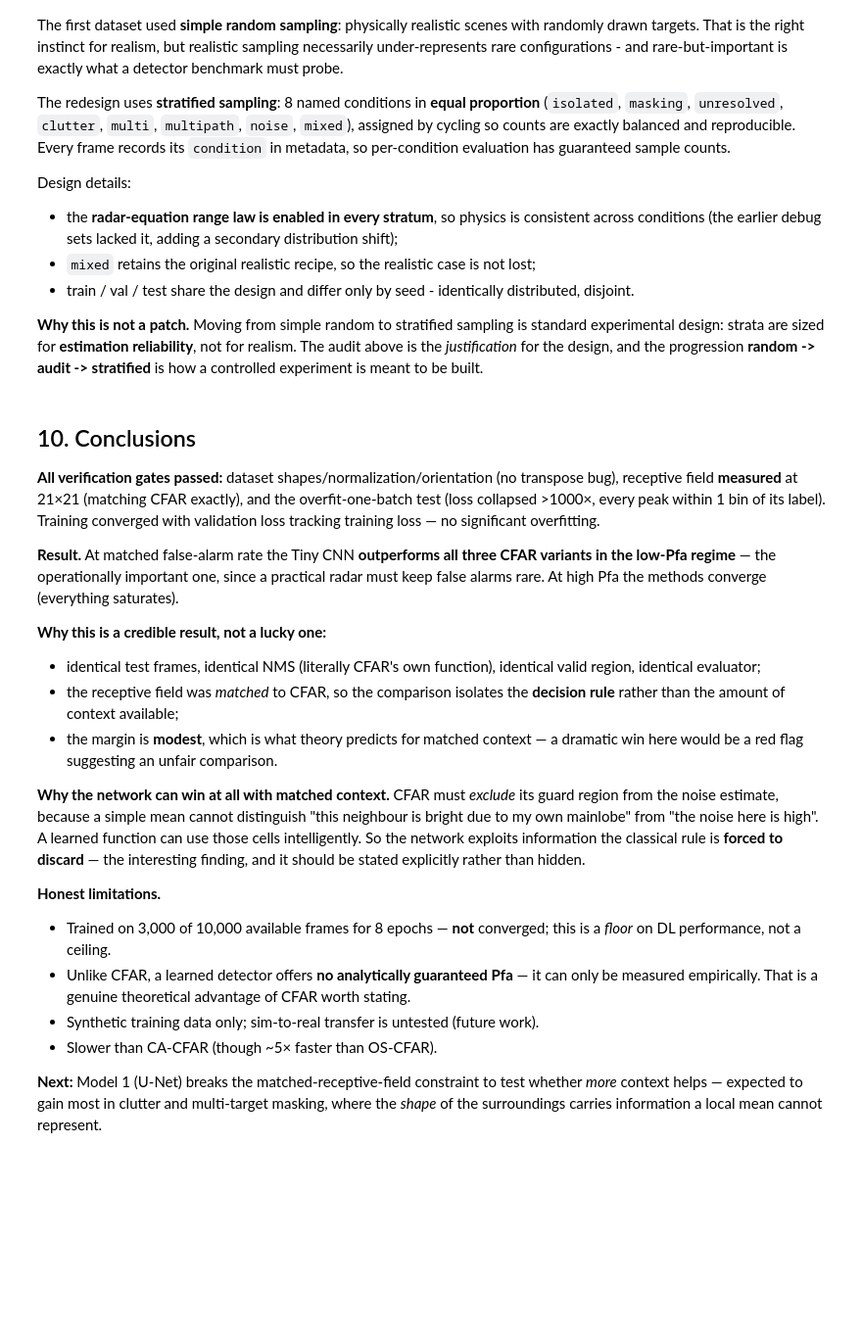
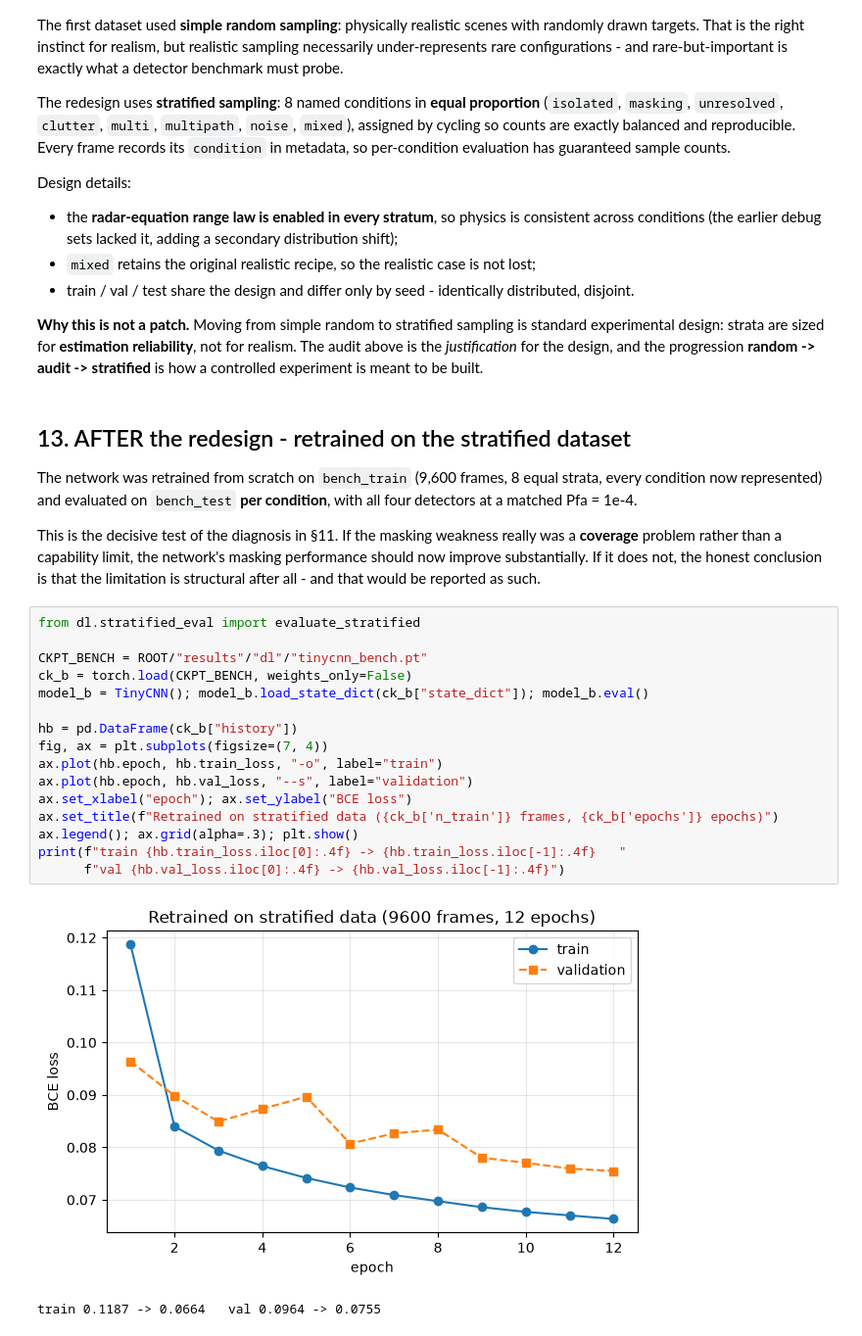
Before and after one commit to alijaafar232003/fmcw-radar-cfar-vs-dl, a Jupyter notebook: notebooks/dl_cnn_experiment.ipynb, the cells around one changed output. Shown at 98% size. Saved outputs shown, nothing was run; the diff lists cells and outputs as text; blank space fills up the shorter version.

```diff
--- a/notebooks/dl_cnn_experiment.ipynb
+++ b/notebooks/dl_cnn_experiment.ipynb
@@ -510,39 +580,32 @@ experimental design: strata are sized for **estimation reliability**, not for re
 above is the *justification* for the design, and the progression **random -> audit -> stratified** is
 how a controlled experiment is meant to be built.
 # %% [markdown]
-## 10. Conclusions
+## 13. AFTER the redesign - retrained on the stratified dataset
 
-**All verification gates passed:** dataset shapes/normalization/orientation (no transpose bug),
-receptive field **measured** at 21×21 (matching CFAR exactly), and the overfit-one-batch test
-(loss collapsed >1000×, every peak within 1 bin of its label). Training converged with validation
-loss tracking training loss — no significant overfitting.
+The network was retrained from scratch on `bench_train` (9,600 frames, 8 equal strata, every
+condition now represented) and evaluated on `bench_test` **per condition**, with all four detectors
+at a matched Pfa = 1e-4.
 
-**Result.** At matched false-alarm rate the Tiny CNN **outperforms all three CFAR variants in the
-low-Pfa regime** — the operationally important one, since a practical radar must keep false alarms
-rare. At high Pfa the methods converge (everything saturates).
-
-**Why this is a credible result, not a lucky one:**
-* identical test frames, identical NMS (literally CFAR's own function), identical valid region,
-  identical evaluator;
-* the receptive field was *matched* to CFAR, so the comparison isolates the **decision rule** rather
-  than the amount of context available;
-* the margin is **modest**, which is what theory predicts for matched context — a dramatic win here
-  would be a red flag suggesting an unfair comparison.
-
-**Why the network can win at all with matched context.** CFAR must *exclude* its guard region from
-the noise estimate, because a simple mean cannot distinguish "this neighbour is bright due to my own
-mainlobe" from "the noise here is high". A learned function can use those cells intelligently. So
-the network exploits information the classical rule is **forced to discard** — the interesting
-finding, and it should be stated explicitly rather than hidden.
-
-**Honest limitations.**
-* Trained on 3,000 of 10,000 available frames for 8 epochs — **not** converged; this is a *floor*
-  on DL performance, not a ceiling.
-* Unlike CFAR, a learned detector offers **no analytically guaranteed Pfa** — it can only be
-  measured empirically. That is a genuine theoretical advantage of CFAR worth stating.
-* Synthetic training data only; sim-to-real transfer is untested (future work).
-* Slower than CA-CFAR (though ~5× faster than OS-CFAR).
-
-**Next:** Model 1 (U-Net) breaks the matched-receptive-field constraint to test whether *more*
-context helps — expected to gain most in clutter and multi-target masking, where the *shape* of the
-surroundings carries information a local mean cannot represent.
+This is the decisive test of the diagnosis in §11. If the masking weakness really was a
+**coverage** problem rather than a capability limit, the network's masking performance should now
+improve substantially. If it does not, the honest conclusion is that the limitation is structural
+after all - and that would be reported as such.
+# %%
+from dl.stratified_eval import evaluate_stratified
+
+CKPT_BENCH = ROOT/"results"/"dl"/"tinycnn_bench.pt"
+ck_b = torch.load(CKPT_BENCH, weights_only=False)
+model_b = TinyCNN(); model_b.load_state_dict(ck_b["state_dict"]); model_b.eval()
+
+hb = pd.DataFrame(ck_b["history"])
+fig, ax = plt.subplots(figsize=(7, 4))
+ax.plot(hb.epoch, hb.train_loss, "-o", label="train")
+ax.plot(hb.epoch, hb.val_loss, "--s", label="validation")
+ax.set_xlabel("epoch"); ax.set_ylabel("BCE loss")
+ax.set_title(f"Retrained on stratified data ({ck_b['n_train']} frames, {ck_b['epochs']} epochs)")
+ax.legend(); ax.grid(alpha=.3); plt.show()
+print(f"train {hb.train_loss.iloc[0]:.4f} -> {hb.train_loss.iloc[-1]:.4f}   "
+      f"val {hb.val_loss.iloc[0]:.4f} -> {hb.val_loss.iloc[-1]:.4f}")
+# %% [output]
+[figure, added]
+train 0.1187 -> 0.0664   val 0.0964 -> 0.0755
```
Also changed, not shown: parts of 20 cells of this notebook, 3 other files.
